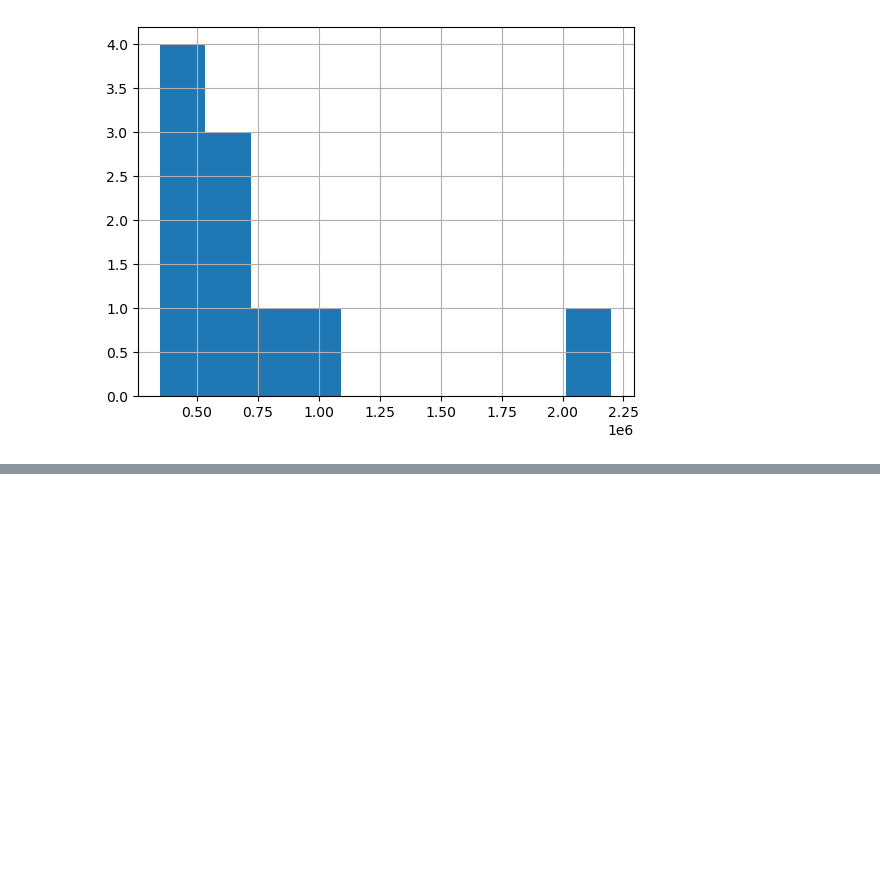
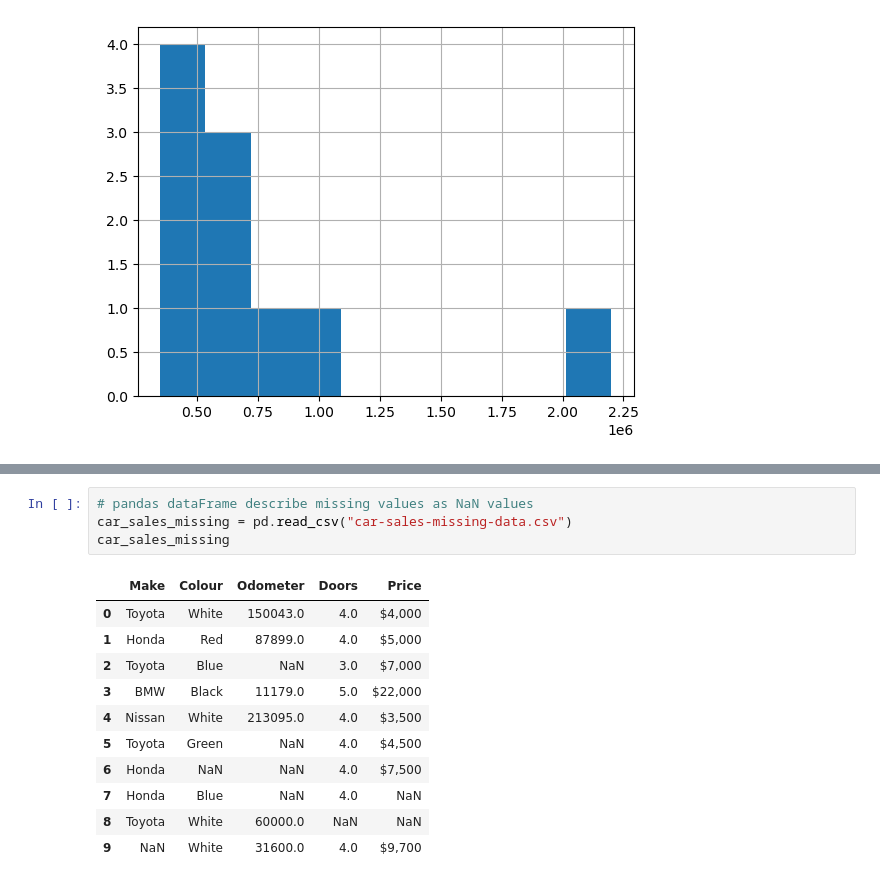
Before and after one commit to Rdpm0509/ztm_ai_ml_datascience, a Jupyter notebook: introduction-to-pandas.ipynb, the cells around one changed output, grey strips where cells are left out. Saved outputs shown, nothing was run; the diff lists cells and outputs as text; blank space fills up the shorter version.

Commit message:
manipulating data part 1

```diff
--- a/introduction-to-pandas.ipynb
+++ b/introduction-to-pandas.ipynb
@@ -328,0 +362,16 @@ car_sales["Price"].hist()
+# %%
+# pandas dataFrame describe missing values as NaN values
+car_sales_missing = pd.read_csv("car-sales-missing-data.csv")
+car_sales_missing
+# %% [output]
+|  | Make | Colour | Odometer | Doors | Price |
+| 0 | Toyota | White | 150043.0 | 4.0 | $4,000 |
+| 1 | Honda | Red | 87899.0 | 4.0 | $5,000 |
+| 2 | Toyota | Blue | NaN | 3.0 | $7,000 |
+| 3 | BMW | Black | 11179.0 | 5.0 | $22,000 |
+| 4 | Nissan | White | 213095.0 | 4.0 | $3,500 |
+| 5 | Toyota | Green | NaN | 4.0 | $4,500 |
+| 6 | Honda | NaN | NaN | 4.0 | $7,500 |
+| 7 | Honda | Blue | NaN | 4.0 | NaN |
+| 8 | Toyota | White | 60000.0 | NaN | NaN |
+| 9 | NaN | White | 31600.0 | 4.0 | $9,700 |
```
Also changed, not shown: parts of 4 cells of this notebook, 1 other file.
